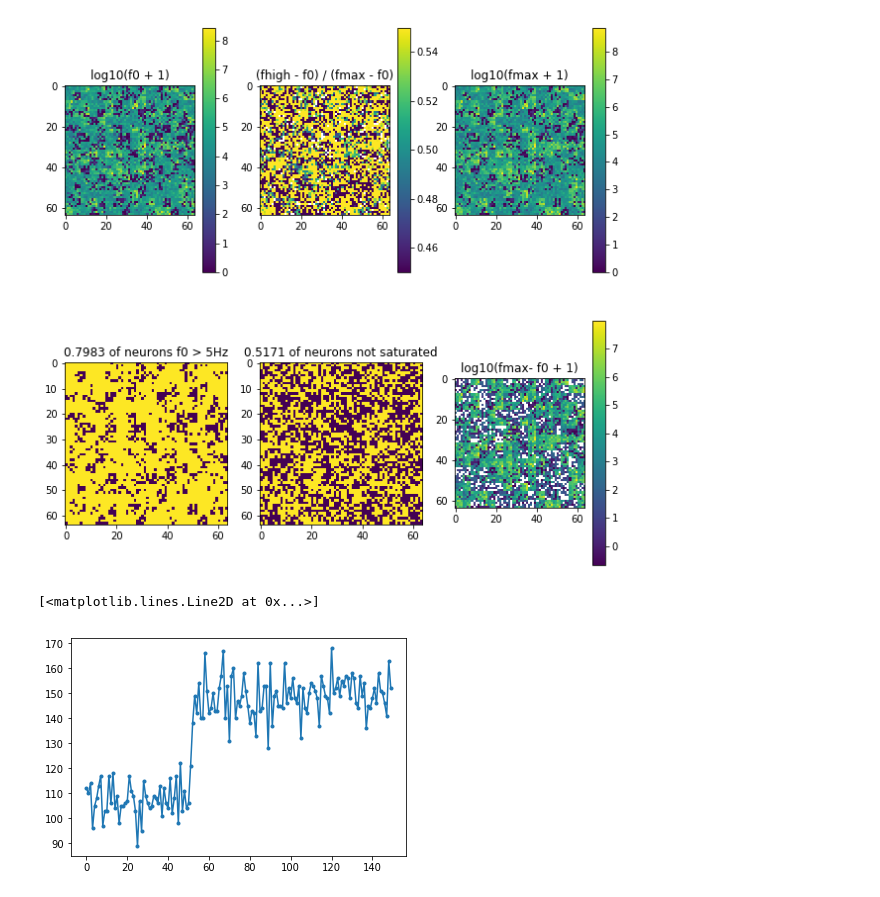
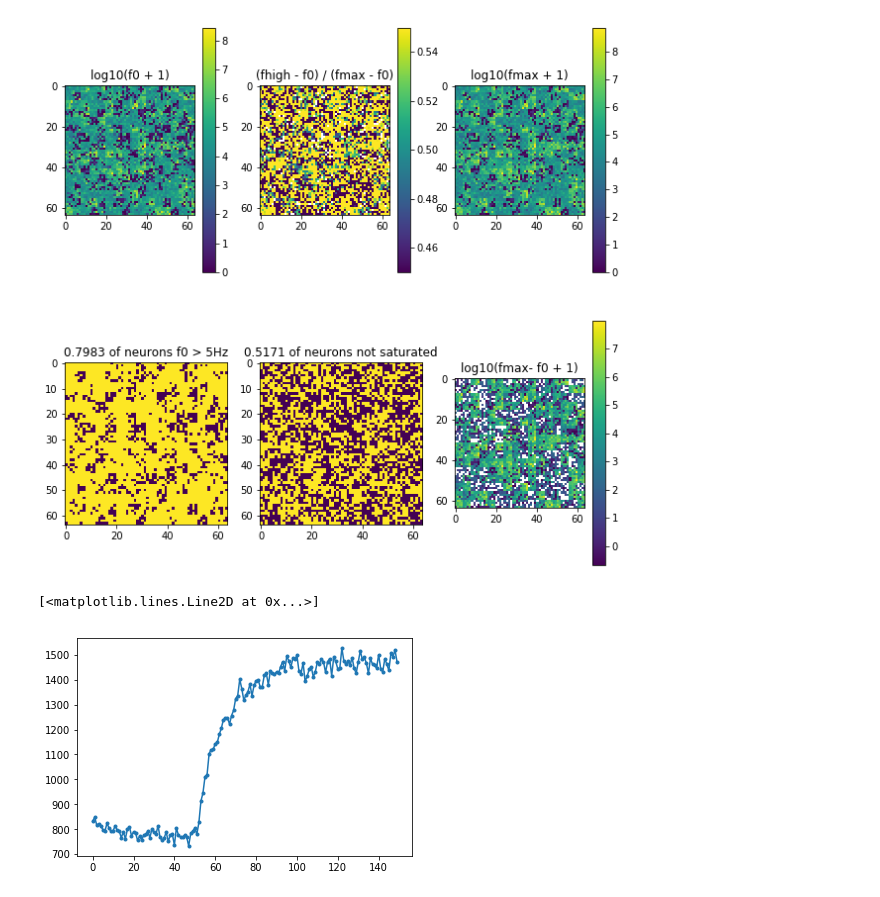
Before and after one commit to scottcantreid/Braindrop_Utilities, a Jupyter notebook: Tau Calibration Experiment.ipynb, the cells around one changed output. Cells and saved outputs as stored; diff of their text form; code cells hidden in the pictures.

```diff
--- a/Tau Calibration Experiment.ipynb
+++ b/Tau Calibration Experiment.ipynb
@@ -177,9 +177,9 @@ linear_list = [all_linear[k] for k in all_binned]
 S_yxs = [get_syn_responses(A, linear) for A, linear in zip(collapsed_As, linear_list)]
 Sall_yx = combine_quadrant_responses(S_yxs, syn_yx_list)
 # %%
-plt.plot(Sall_yx[0,12], '.-')
+plt.plot(Sall_yx[0,15], '.-')
 # %% [output]
 [<matplotlib.lines.Line2D at 0x...>]
-[figure, old version]
+[figure, new version]
 # %%
 taus = fit_taus(Sall_yx, THOLD0, THOLD1, plot=False)
```
Also changed, not shown: parts of 10 cells of this notebook.
